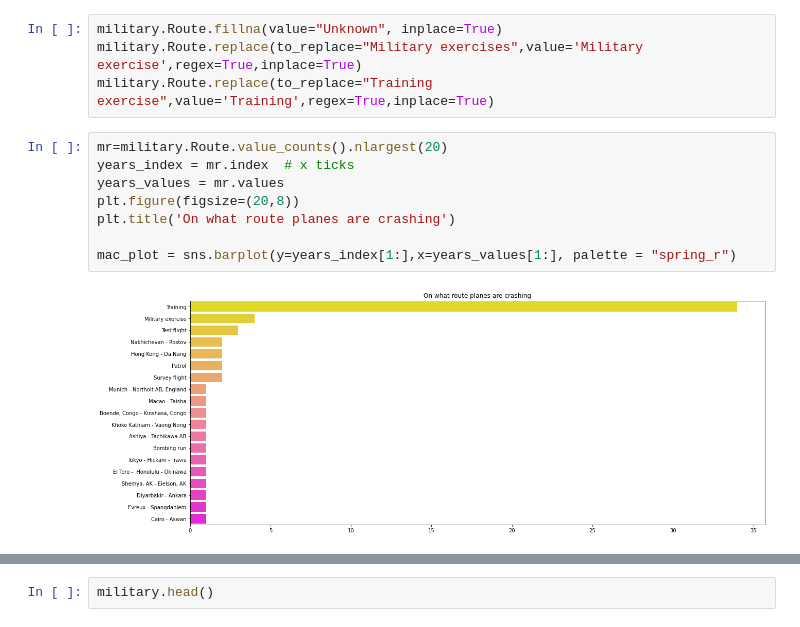
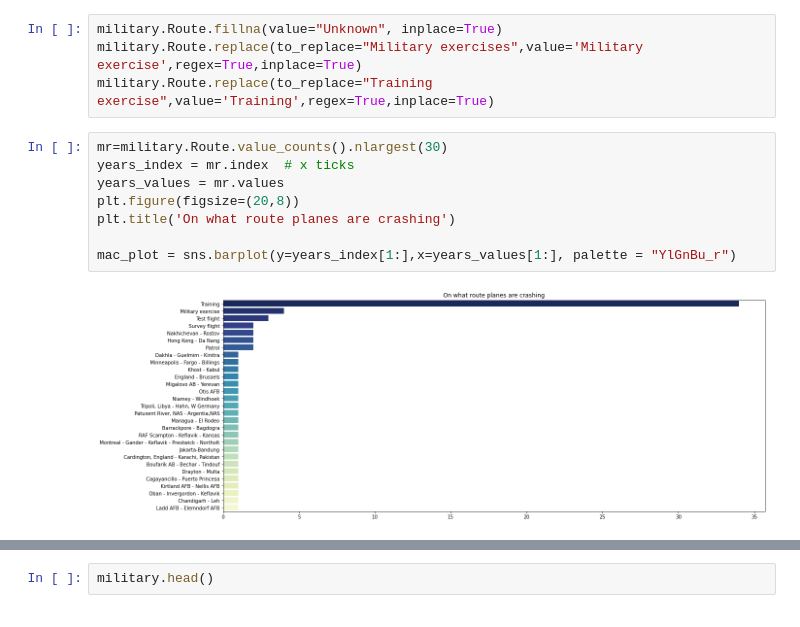
Before and after one commit to singatharun/Air_Plane_Crash_Analysis, a Jupyter notebook: Airplane_crash_Analysis.ipynb, the cells around one changed output, grey strips where cells are left out. Cells and saved outputs as stored; diff of their text form.

```diff
--- a/Airplane_crash_Analysis.ipynb
+++ b/Airplane_crash_Analysis.ipynb
@@ -184,12 +184,12 @@ military.Route.fillna(value="Unknown", inplace=True)
 military.Route.replace(to_replace="Military exercises",value='Military exercise',regex=True,inplace=True)
 military.Route.replace(to_replace="Training exercise",value='Training',regex=True,inplace=True)
 # %%
-mr=military.Route.value_counts().nlargest(20)
+mr=military.Route.value_counts().nlargest(30)
 years_index = mr.index  # x ticks
 years_values = mr.values
 plt.figure(figsize=(20,8))
 plt.title('On what route planes are crashing')
 
-mac_plot = sns.barplot(y=years_index[1:],x=years_values[1:], palette = "spring_r")
+mac_plot = sns.barplot(y=years_index[1:],x=years_values[1:], palette = "YlGnBu_r")
 # %% [output]
-[figure, old version]
+[figure, new version]
```
Also changed, not shown: parts of 23 cells of this notebook.
